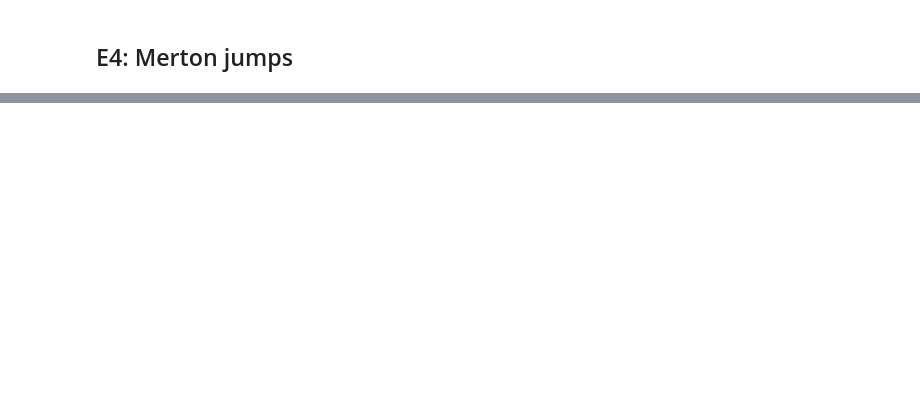
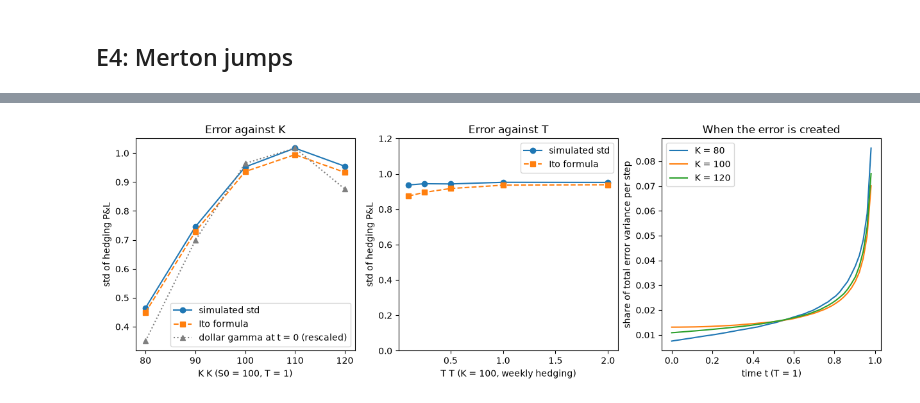
Before and after one commit to Prem-Mehta03/mac-f244-delta-hedging, a Jupyter notebook: notebooks/final_notebook.ipynb, the cells around one changed output, grey strips where cells are left out. Drawn from its saved outputs; the diff is of its cells as text; code cells hidden in the pictures; blank space fills up the shorter version.

```diff
--- a/notebooks/final_notebook.ipynb
+++ b/notebooks/final_notebook.ipynb
@@ -496,0 +1946,93 @@ Maturity sweep, K = 100, weekly hedging
+# %%
+"""Hedging error against K and T, and its link to the gamma profile.
+
+GBM paths, short call hedged weekly (dt = 1/52, so N = 52 T) with BSM Deltas at
+the true volatility. The simulated std of the P&L is compared with the std from
+the per-step Ito formula, which is driven by the dollar gamma S^2 Gamma. A third
+panel shows when in the option's life the error variance is created.
+"""
+
+
+S0, R, SIGMA = 100.0, 0.05, 0.2
+
+
+STRIKES = [80.0, 90.0, 100.0, 110.0, 120.0]
+
+
+MATURITIES = [0.1, 0.25, 0.5, 1.0, 2.0]
+
+
+BASE_STRIKE, BASE_MATURITY = 100.0, 1.0
+
+
+STEPS_PER_YEAR = 52
+
+
+N_PATHS = 20_000
+
+
+SEED = 42
+
+
+def run_case(K: float, T: float) -> tuple[dict, np.ndarray]:
+    """Simulate one (K, T) case; return its table row and variance profile."""
+    n_steps = round(STEPS_PER_YEAR * T)
+    paths = gbm_paths(S0, R, SIGMA, T, n_steps, N_PATHS, np.random.default_rng(SEED))
+    pnl = hedge_pnl(paths, K, R, SIGMA, T)
+    premium = float(bs.call_price(S0, K, R, SIGMA, T))
+    row = {
+        "K": K,
+        "T": T,
+        "N": n_steps,
+        "premium": premium,
+        "dollar_gamma_0": S0**2 * float(bs.gamma(S0, K, R, SIGMA, T)),
+        "std_sim": pnl.std(),
+        "std_pred": predicted_pnl_std(paths, K, R, SIGMA, T),
+        "std_over_premium": pnl.std() / premium,
+    }
+    return row, error_variance_profile(paths, K, R, SIGMA, T)
+
+
+def main() -> None:
+    """Run the experiment: print and save the tables, save the three-panel figure."""
+    strike_rows = [run_case(k, BASE_MATURITY)[0] for k in STRIKES]
+    maturity_rows = [run_case(BASE_STRIKE, t)[0] for t in MATURITIES]
+    strike_table, maturity_table = pd.DataFrame(strike_rows), pd.DataFrame(maturity_rows)
+    TABLES_DIR.mkdir(parents=True, exist_ok=True)
+    strike_table.to_csv(TABLES_DIR / "e6_strike.csv", index=False)
+    maturity_table.to_csv(TABLES_DIR / "e6_maturity.csv", index=False)
+    fmt = lambda x: f"{x:.4f}"
+    print("Strike sweep, T = 1, weekly hedging")
+    print(strike_table.to_string(index=False, float_format=fmt))
+    print("Maturity sweep, K = 100, weekly hedging")
+    print(maturity_table.to_string(index=False, float_format=fmt))
+
+    fig, axes = plt.subplots(1, 3, figsize=(15, 4.3))
+    ax = axes[0]
+    ax.plot(strike_table["K"], strike_table["std_sim"], "o-", label="simulated std")
+    ax.plot(strike_table["K"], strike_table["std_pred"], "s--", label="Ito formula")
+    scale = strike_table["std_sim"].max() / strike_table["dollar_gamma_0"].max()
+    ax.plot(strike_table["K"], scale * strike_table["dollar_gamma_0"], "^:", color="gray",
+            label="dollar gamma at t = 0 (rescaled)")
+    ax.set(xlabel="K K (S0 = 100, T = 1)", ylabel="std of hedging P&L", title="Error against K")
+    ax.legend()
+
+    ax = axes[1]
+    ax.plot(maturity_table["T"], maturity_table["std_sim"], "o-", label="simulated std")
+    ax.plot(maturity_table["T"], maturity_table["std_pred"], "s--", label="Ito formula")
+    ax.set(xlabel="T T (K = 100, weekly hedging)", ylabel="std of hedging P&L", title="Error against T")
+    ax.set_ylim(0, 1.2)
+    ax.legend()
+
+    ax = axes[2]
+    for K in (80.0, 100.0, 120.0):
+        profile = run_case(K, BASE_MATURITY)[1]
+        ax.plot(np.arange(len(profile)) / STEPS_PER_YEAR, profile / profile.sum(), label=f"K = {K:g}")
+    ax.set(xlabel="time t (T = 1)", ylabel="share of total error variance per step",
+           title="When the error is created")
+    ax.legend()
+    save_figure(fig, "e6_moneyness_maturity")
+
+
+main()
+# %% [output]
@@ -496,0 +2053 @@ Maturity sweep, K = 100, weekly hedging
+[figure, added]
```
Also changed, not shown: parts of 70 cells of this notebook, 1 other file.
